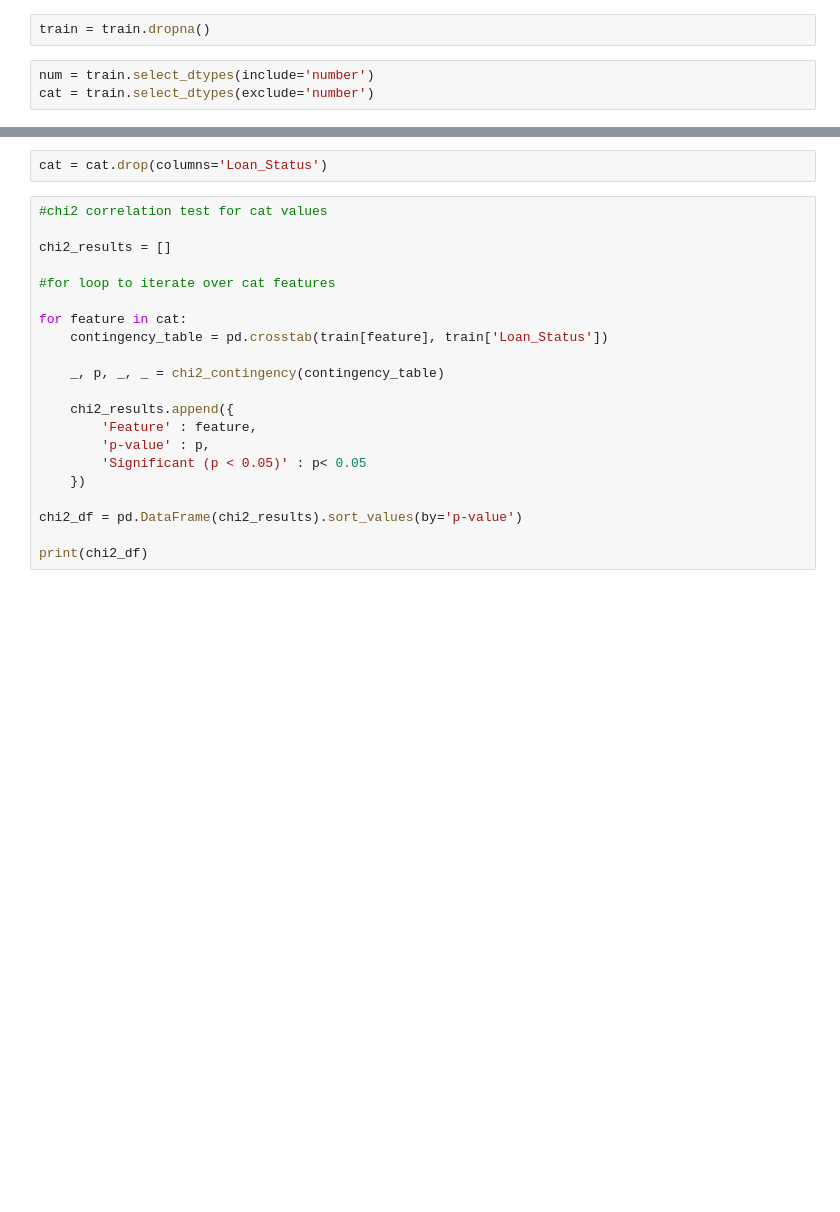
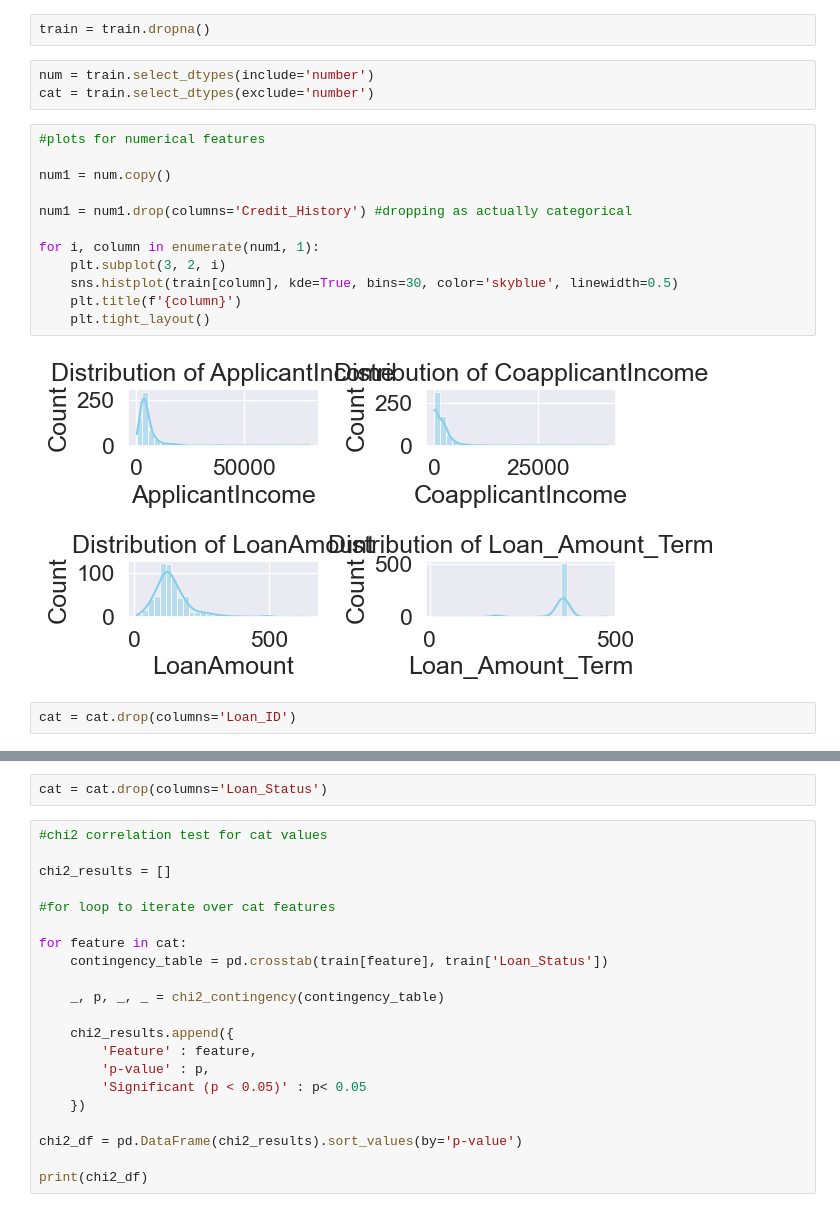
Before and after one commit to MC993/home_loan_approval, a Jupyter notebook: home_loan_notebook.ipynb, the cells around one changed output, grey strips where cells are left out. Cells and saved outputs as stored; diff of their text form; blank space fills up the shorter version.

```diff
--- a/home_loan_notebook.ipynb
+++ b/home_loan_notebook.ipynb
@@ -54,3 +74,19 @@ train = train.dropna()
 # %%
 num = train.select_dtypes(include='number')
 cat = train.select_dtypes(exclude='number')
+# %%
+#plots for numerical features
+
+num1 = num.copy()
+
+num1 = num1.drop(columns='Credit_History') #dropping as actually categorical
+
+for i, column in enumerate(num1, 1):
+    plt.subplot(3, 2, i)
+    sns.histplot(train[column], kde=True, bins=30, color='skyblue', linewidth=0.5)
+    plt.title(f'{column}')
+    plt.tight_layout()
+# %% [output]
+[figure, added]
+# %%
+cat = cat.drop(columns='Loan_ID')
```
Also changed, not shown: parts of 56 cells of this notebook, 1 other file.
